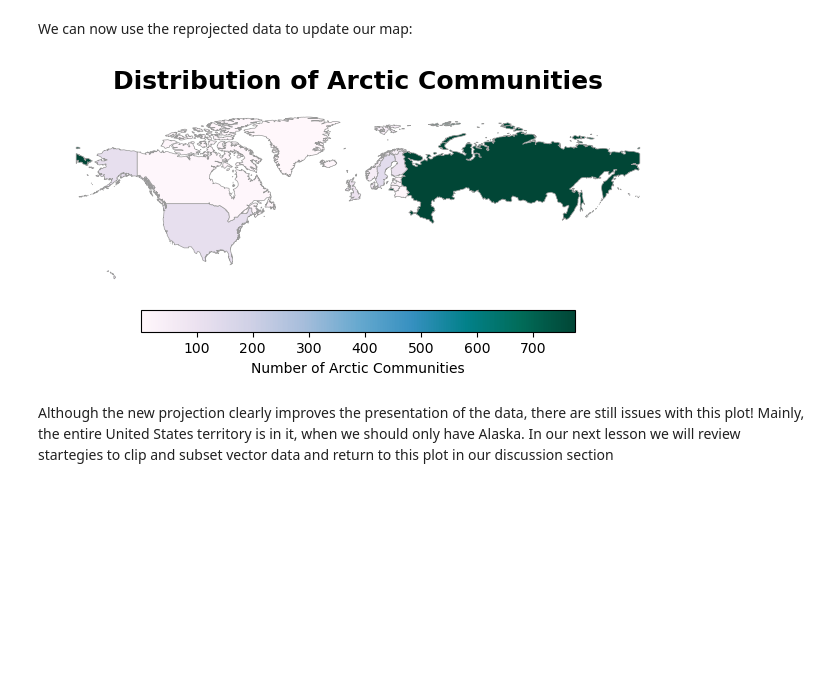
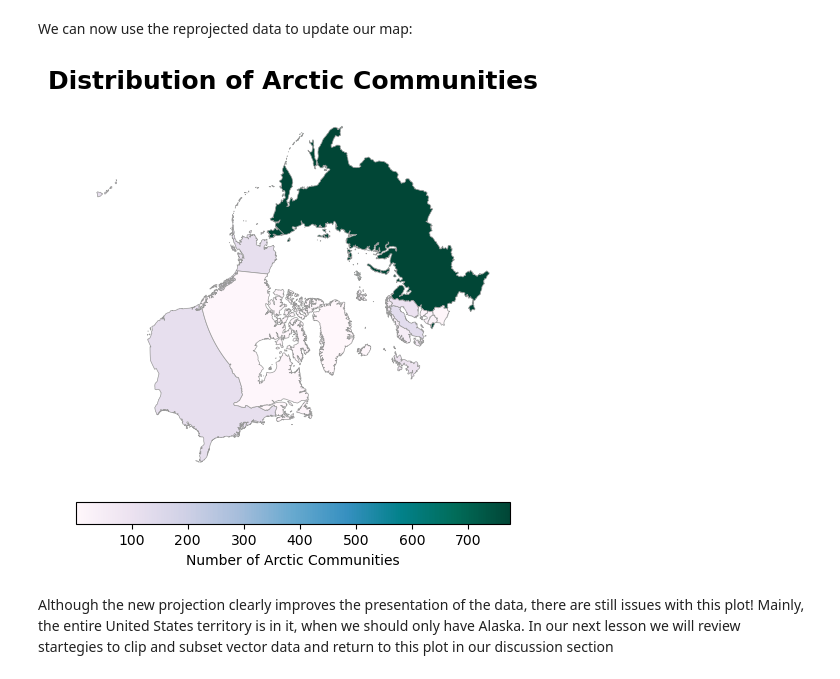
Before and after one commit to mmorenorolon/eds220-2025-in-class, a Jupyter notebook: week6-reprojecting.ipynb, the cells around one changed output. Cells and saved outputs as stored; diff of their text form; code cells hidden in the pictures; blank space fills up the shorter version.

Commit message:
update week 6 reprojecting lecture final plot

```diff
--- a/week6-reprojecting.ipynb
+++ b/week6-reprojecting.ipynb
@@ -271,31 +271,31 @@ We can now use the reprojected data to update our map:
 # %%
 ffig, ax = plt.subplots(figsize=(8, 6))
 
 # Remove the axis for a cleaner map
 ax.axis('off')
 
 # Create choropleth map of communities
 # Plot with refined color and edge style
-arctic_countries.plot(
+arctic_region.plot(
     ax=ax,
     column='n_communities',
     cmap='PuBuGn',
     legend=True,
     edgecolor="0.6",
     linewidth=0.5,
     legend_kwds={
         "shrink": 0.7,
         "label": "Number of Arctic Communities",
         "orientation": "horizontal",
         "pad": 0.05
     }
 )
 
 # Add title and subtitle for better context
 ax.set_title('Distribution of Arctic Communities', fontsize=18, weight='bold', pad=15)
 
 plt.show()
 # %% [output]
-[figure, old version]
+[figure, new version]
 # %% [markdown]
 Although the new projection clearly improves the presentation of the data, there are still issues with this plot! Mainly, the entire United States territory is in it, when we should only have Alaska. In our next lesson we will review startegies to clip and subset vector data and return to this plot in our discussion section
```
